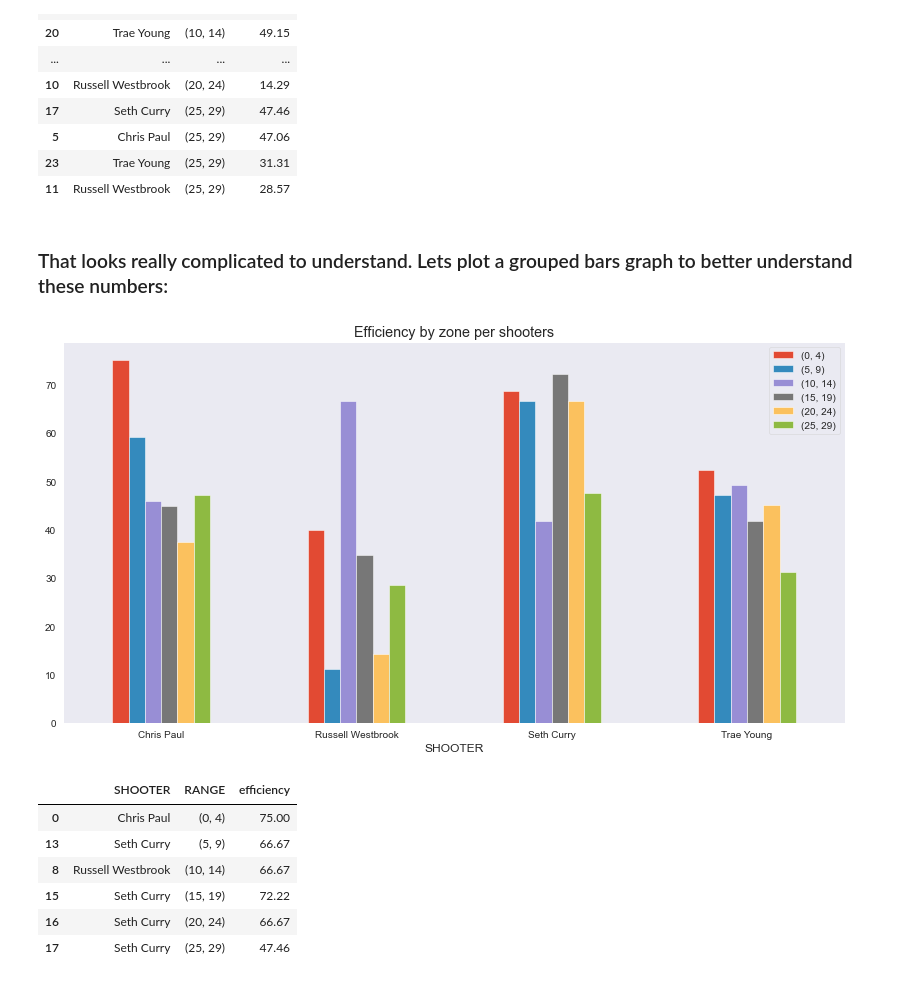
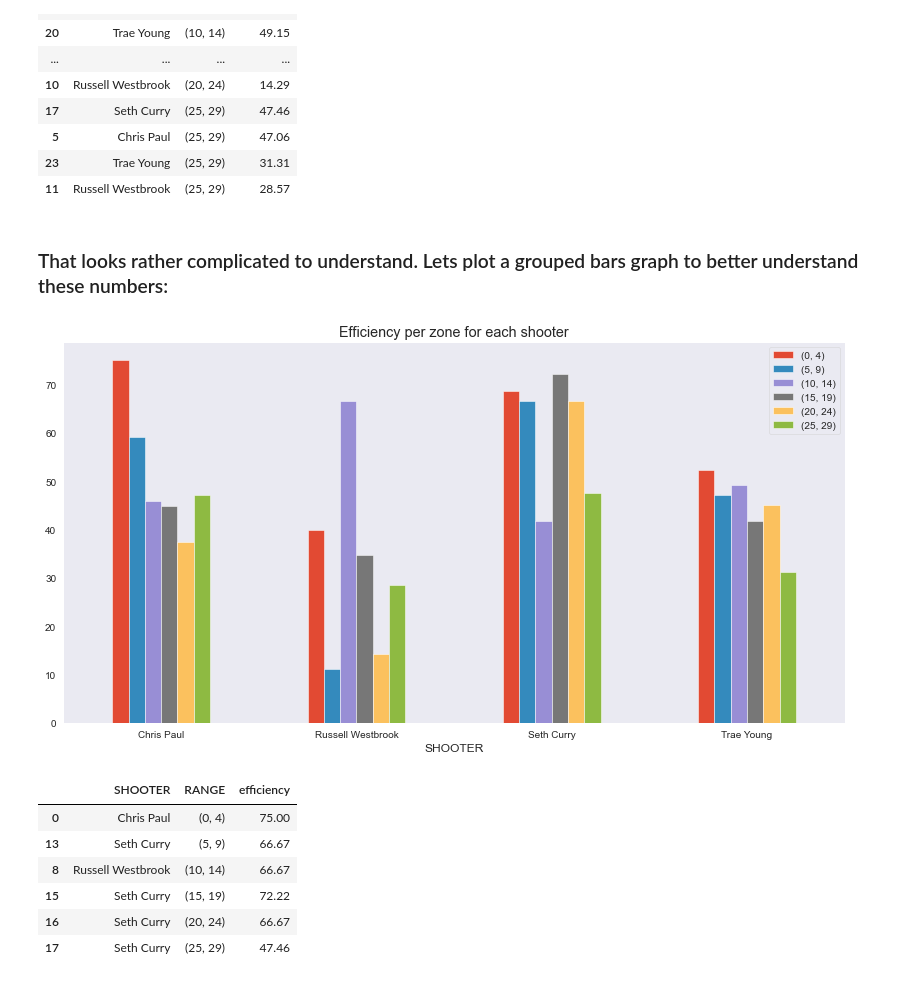
Before and after one commit to 3kleo/NBA-Shooting-Data, a Jupyter notebook: NBA_shooting_data.ipynb, the cells around one changed output. Drawn from its saved outputs; the diff is of its cells as text; code cells hidden in the pictures.

```diff
--- a/NBA_shooting_data.ipynb
+++ b/NBA_shooting_data.ipynb
@@ -110,19 +111,19 @@ df_pct_range.sort_values(['RANGE', 'efficiency'], ascending=[True, False])[['SHO
 | 23 | Trae Young | (25, 29) | 31.31 |
 | 11 | Russell Westbrook | (25, 29) | 28.57 |
 # %% [markdown]
-### That looks really complicated to understand. Lets plot a grouped bars graph to better understand these numbers:
+### That looks rather complicated to understand. Lets plot a grouped bars graph to better understand these numbers:
 # %%
 df_pct_range_plot = df_pct_range.pivot(index='SHOOTER', columns='RANGE', values='efficiency')
 df_pct_range_plot.columns = df_pct_range_plot.columns.tolist()
 df_pct_range_plot.reset_index().plot(x='SHOOTER',
                            kind='bar',
                            stacked=False,
                            figsize=(14, 7),
                            rot=0,
-                           title='Efficiency by zone per shooters')
+                           title='Efficiency per zone for each shooter')
 plt.show()
 # %% [output]
-[figure, old version]
+[figure, new version]
 # %%
 # best shooter by zone
 df_pct_range[df_pct_range.index.isin(df_pct_range.groupby('RANGE')['efficiency'].idxmax())][['SHOOTER', 'RANGE', 'efficiency']].sort_values('RANGE')
```
Also changed, not shown: parts of 16 cells of this notebook.
